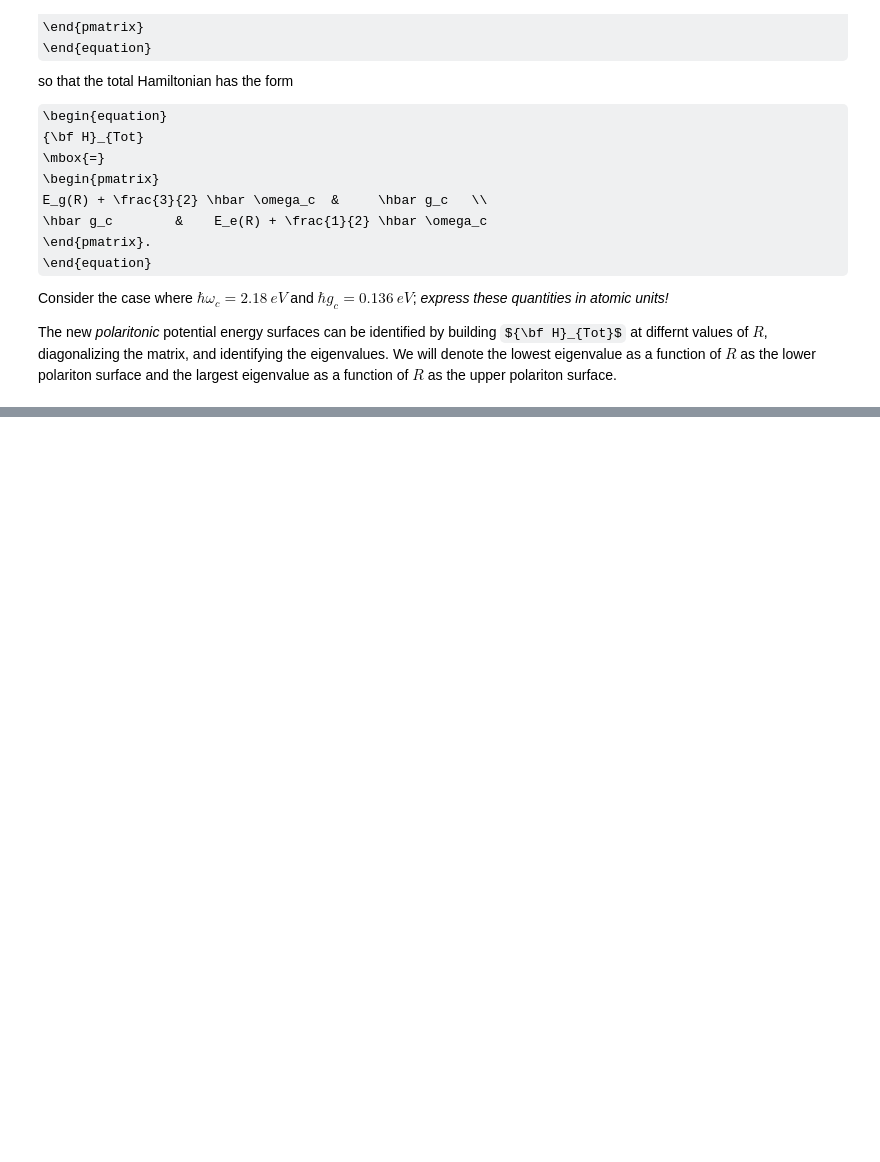
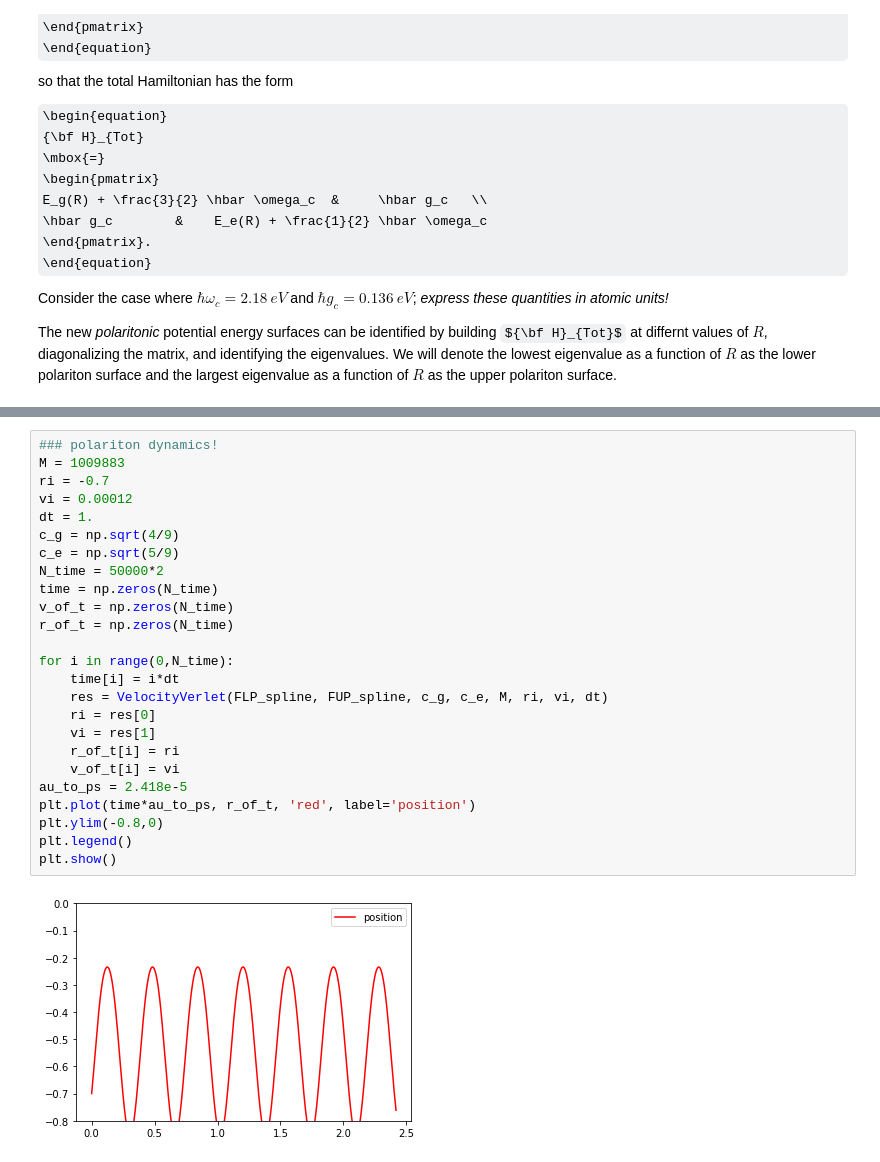
Before and after one commit to FoleyLab/PyCQED, a Jupyter notebook: Polariton_Hamiltonian.ipynb, the cells around one changed output, grey strips where cells are left out. Cells and saved outputs as stored; diff of their text form; some formulas as TeX source; blank space fills up the shorter version.

Commit message:
looking at Ehrenfest dynamics with ordinary cavity vs SMA

```diff
--- a/Polariton_Hamiltonian.ipynb
+++ b/Polariton_Hamiltonian.ipynb
@@ -318 +331,28 @@ plt.show()
+# %%
+### polariton dynamics!
+M = 1009883
+ri = -0.7
+vi = 0.00012
+dt = 1.
+c_g = np.sqrt(4/9)
+c_e = np.sqrt(5/9)
+N_time = 50000*2
+time = np.zeros(N_time)
+v_of_t = np.zeros(N_time)
+r_of_t = np.zeros(N_time)
+
+for i in range(0,N_time):
+    time[i] = i*dt
+    res = VelocityVerlet(FLP_spline, FUP_spline, c_g, c_e, M, ri, vi, dt)
+    ri = res[0]
+    vi = res[1]
+    r_of_t[i] = ri
+    v_of_t[i] = vi
+au_to_ps = 2.418e-5
+plt.plot(time*au_to_ps, r_of_t, 'red', label='position')
+plt.ylim(-0.8,0)
+plt.legend()
+plt.show()
+# %% [output]
+[figure, added]
 # %%
```
Also changed, not shown: parts of 5 cells of this notebook.
